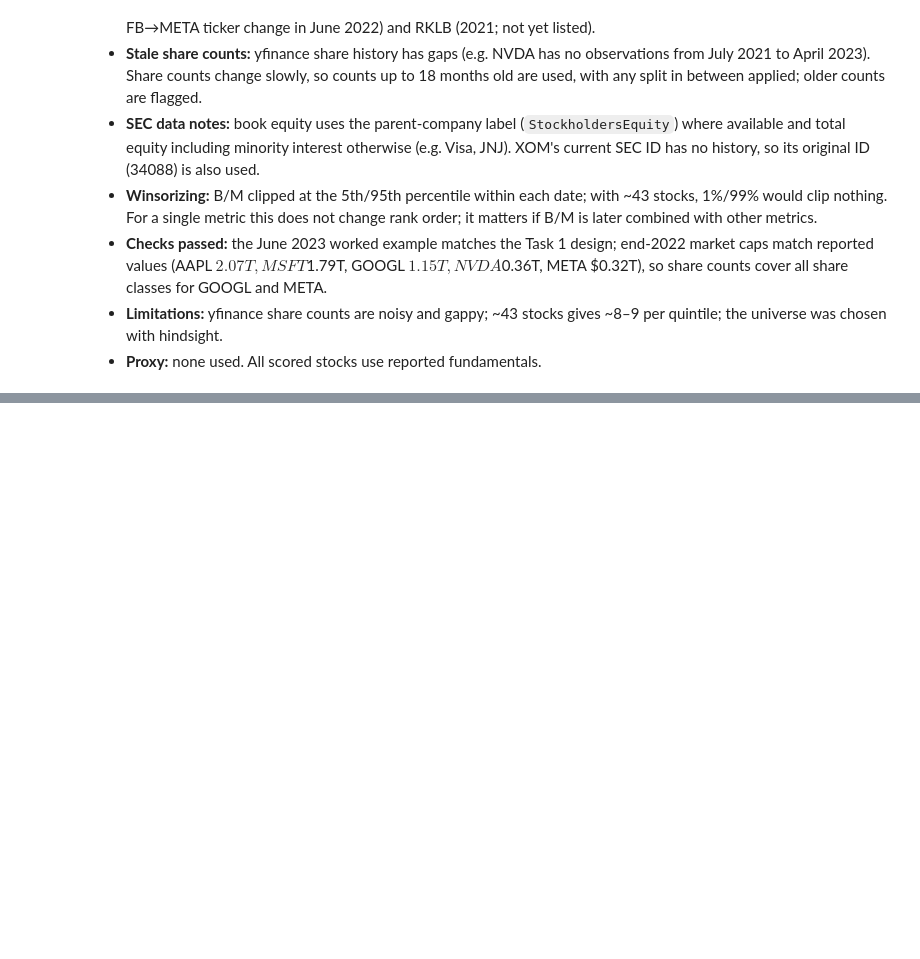
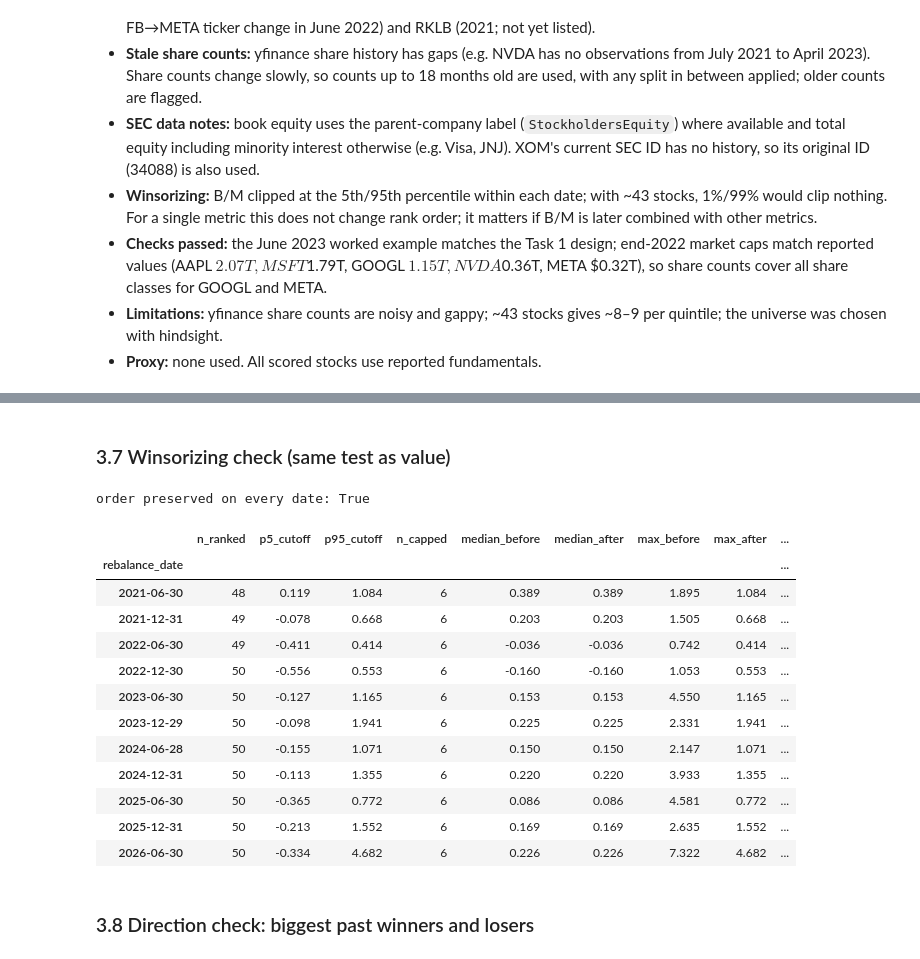
Before and after one commit to jialucharlottewu/LendoCapital, a Jupyter notebook: notebooks/week2/factor_value_momentum.ipynb, the cells around one changed output, grey strips where cells are left out. Cells and saved outputs as stored; diff of their text form; code cells hidden in the pictures; blank space fills up the shorter version.

```diff
--- a/notebooks/week2/factor_value_momentum.ipynb
+++ b/notebooks/week2/factor_value_momentum.ipynb
@@ -322,0 +493,32 @@ summary.round(3)
+# %% [markdown]
+### 3.7 Winsorizing check (same test as value)
+# %%
+ranked_m = momentum_signals[momentum_signals["excluded_reason"].isna()]
+mom_winsor = ranked_m.groupby("rebalance_date").apply(lambda g: pd.Series({
+    "n_ranked":        len(g),
+    "p5_cutoff":       g["mom"].quantile(0.05),
+    "p95_cutoff":      g["mom"].quantile(0.95),
+    "n_capped":        (g["mom"].round(8) != g["mom_w"].round(8)).sum(),
+    "median_before":   g["mom"].median(), "median_after": g["mom_w"].median(),
+    "max_before":      g["mom"].max(),    "max_after":    g["mom_w"].max(),
+    "order_preserved": g.sort_values("mom")["mom_w"].is_monotonic_increasing,
+}))
+print("order preserved on every date:", mom_winsor["order_preserved"].all())
+mom_winsor.iloc[::6].round(3)
+# %% [output]
+order preserved on every date: True
+|  | n_ranked | p5_cutoff | p95_cutoff | n_capped | median_before | median_after | max_before | max_after | ... |
+| rebalance_date |  |  |  |  |  |  |  |  | ... |
+| 2021-06-30 | 48 | 0.119 | 1.084 | 6 | 0.389 | 0.389 | 1.895 | 1.084 | ... |
+| 2021-12-31 | 49 | -0.078 | 0.668 | 6 | 0.203 | 0.203 | 1.505 | 0.668 | ... |
+| 2022-06-30 | 49 | -0.411 | 0.414 | 6 | -0.036 | -0.036 | 0.742 | 0.414 | ... |
+| 2022-12-30 | 50 | -0.556 | 0.553 | 6 | -0.160 | -0.160 | 1.053 | 0.553 | ... |
+| 2023-06-30 | 50 | -0.127 | 1.165 | 6 | 0.153 | 0.153 | 4.550 | 1.165 | ... |
+| 2023-12-29 | 50 | -0.098 | 1.941 | 6 | 0.225 | 0.225 | 2.331 | 1.941 | ... |
+| 2024-06-28 | 50 | -0.155 | 1.071 | 6 | 0.150 | 0.150 | 2.147 | 1.071 | ... |
+| 2024-12-31 | 50 | -0.113 | 1.355 | 6 | 0.220 | 0.220 | 3.933 | 1.355 | ... |
+| 2025-06-30 | 50 | -0.365 | 0.772 | 6 | 0.086 | 0.086 | 4.581 | 0.772 | ... |
+| 2025-12-31 | 50 | -0.213 | 1.552 | 6 | 0.169 | 0.169 | 2.635 | 1.552 | ... |
+| 2026-06-30 | 50 | -0.334 | 4.682 | 6 | 0.226 | 0.226 | 7.322 | 4.682 | ... |
+# %% [markdown]
+### 3.8 Direction check: biggest past winners and losers
```
Also changed, not shown: parts of 17 cells of this notebook, 4 other files.
